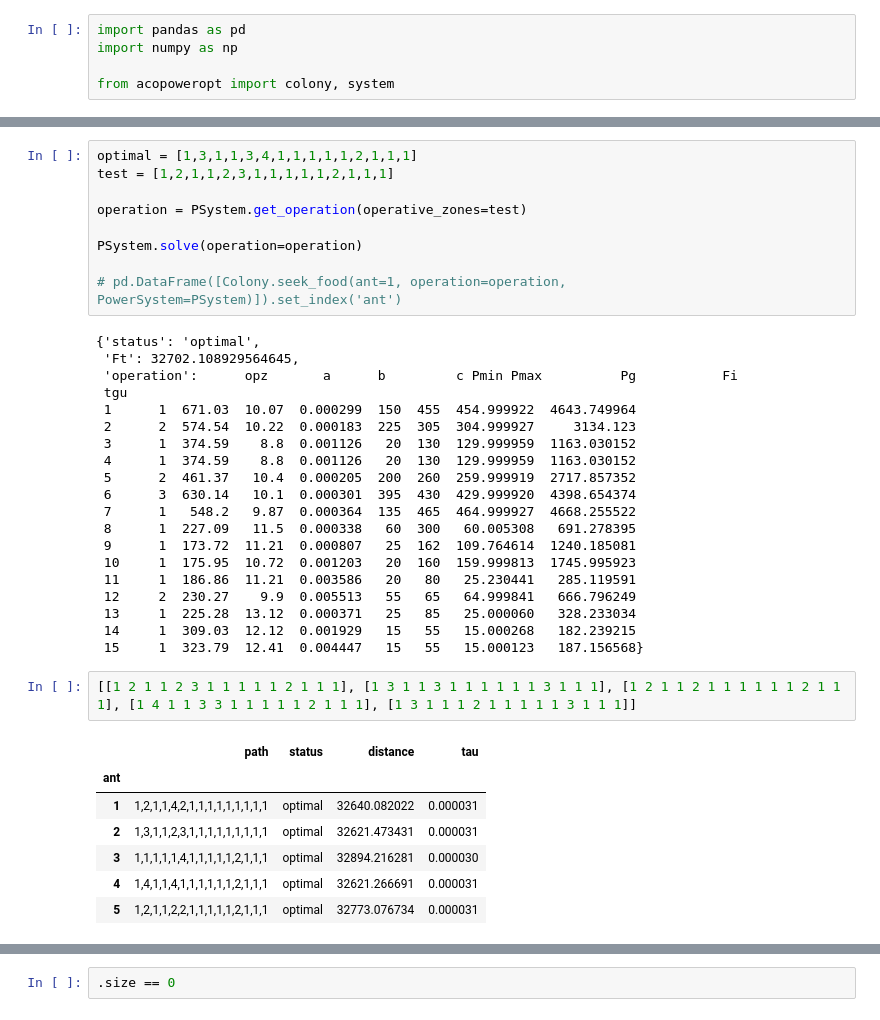
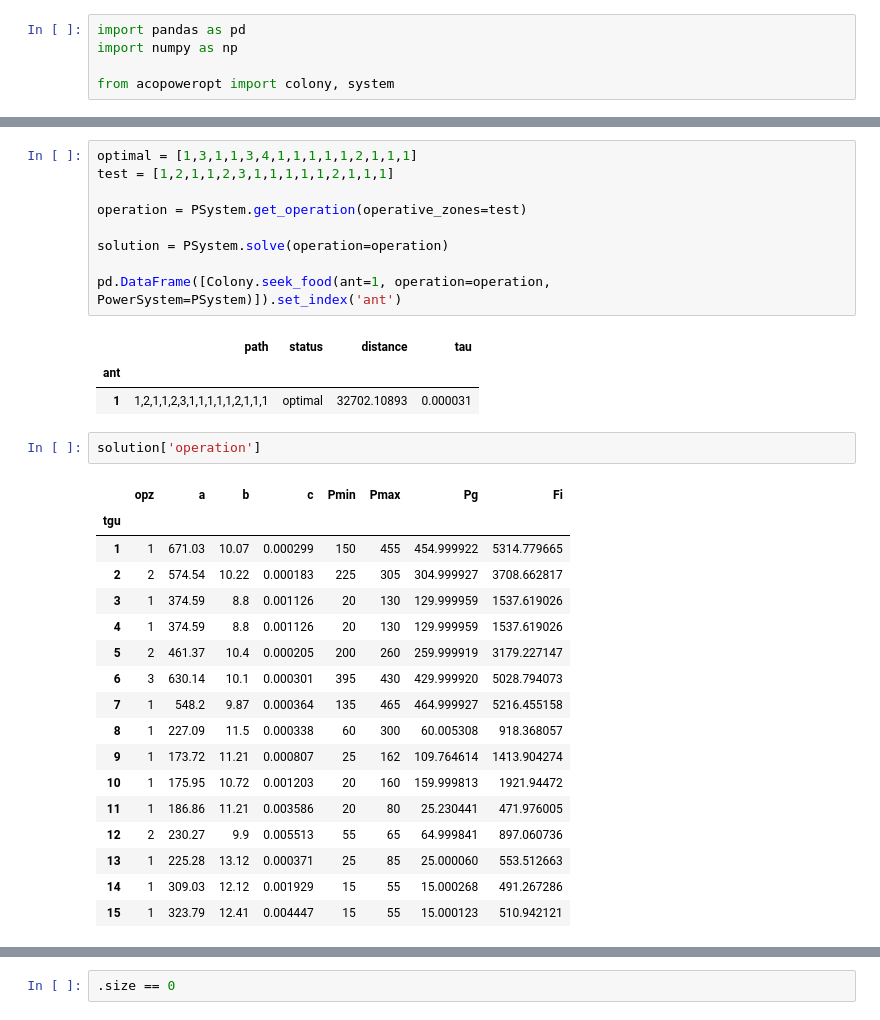
Before and after one commit to ettoreaquino/acopoweropt, a Jupyter notebook: notebooks/Notebook.ipynb, the cells around one changed output, grey strips where cells are left out. Saved outputs shown, nothing was run; the diff lists cells and outputs as text.

```diff
--- a/notebooks/Notebook.ipynb
+++ b/notebooks/Notebook.ipynb
@@ -113,36 +139,30 @@ test = [1,2,1,1,2,3,1,1,1,1,1,2,1,1,1]
 
 operation = PSystem.get_operation(operative_zones=test)
 
-PSystem.solve(operation=operation)
+solution = PSystem.solve(operation=operation)
 
-# pd.DataFrame([Colony.seek_food(ant=1, operation=operation, PowerSystem=PSystem)]).set_index('ant')
+pd.DataFrame([Colony.seek_food(ant=1, operation=operation, PowerSystem=PSystem)]).set_index('ant')
 # %% [output]
-{'status': 'optimal',
- 'Ft': 32702.108929564645,
- 'operation':      opz       a      b         c Pmin Pmax          Pg           Fi
- tgu
- 1      1  671.03  10.07  0.000299  150  455  454.999922  4643.749964
- 2      2  574.54  10.22  0.000183  225  305  304.999927     3134.123
- 3      1  374.59    8.8  0.001126   20  130  129.999959  1163.030152
- 4      1  374.59    8.8  0.001126   20  130  129.999959  1163.030152
- 5      2  461.37   10.4  0.000205  200  260  259.999919  2717.857352
- 6      3  630.14   10.1  0.000301  395  430  429.999920  4398.654374
- 7      1   548.2   9.87  0.000364  135  465  464.999927  4668.255522
- 8      1  227.09   11.5  0.000338   60  300   60.005308   691.278395
- 9      1  173.72  11.21  0.000807   25  162  109.764614  1240.185081
- 10     1  175.95  10.72  0.001203   20  160  159.999813  1745.995923
- 11     1  186.86  11.21  0.003586   20   80   25.230441   285.119591
- 12     2  230.27    9.9  0.005513   55   65   64.999841   666.796249
- 13     1  225.28  13.12  0.000371   25   85   25.000060   328.233034
- 14     1  309.03  12.12  0.001929   15   55   15.000268   182.239215
- 15     1  323.79  12.41  0.004447   15   55   15.000123   187.156568}
+|  | path | status | distance | tau |
+| ant |  |  |  |  |
+| 1 | 1,2,1,1,2,3,1,1,1,1,1,2,1,1,1 | optimal | 32702.10893 | 0.000031 |
-# %%
-[[1 2 1 1 2 3 1 1 1 1 1 2 1 1 1], [1 3 1 1 3 1 1 1 1 1 1 3 1 1 1], [1 2 1 1 2 1 1 1 1 1 1 2 1 1 1], [1 4 1 1 3 3 1 1 1 1 1 2 1 1 1], [1 3 1 1 1 2 1 1 1 1 1 3 1 1 1]]
-# %% [output]
-|  | path | status | distance | tau |
-| ant |  |  |  |  |
-| 1 | 1,2,1,1,4,2,1,1,1,1,1,1,1,1,1 | optimal | 32640.082022 | 0.000031 |
-| 2 | 1,3,1,1,2,3,1,1,1,1,1,1,1,1,1 | optimal | 32621.473431 | 0.000031 |
-| 3 | 1,1,1,1,1,4,1,1,1,1,1,2,1,1,1 | optimal | 32894.216281 | 0.000030 |
-| 4 | 1,4,1,1,4,1,1,1,1,1,1,2,1,1,1 | optimal | 32621.266691 | 0.000031 |
-| 5 | 1,2,1,1,2,2,1,1,1,1,1,2,1,1,1 | optimal | 32773.076734 | 0.000031 |
+# %%
+solution['operation']
+# %% [output]
+|  | opz | a | b | c | Pmin | Pmax | Pg | Fi |
+| tgu |  |  |  |  |  |  |  |  |
+| 1 | 1 | 671.03 | 10.07 | 0.000299 | 150 | 455 | 454.999922 | 5314.779665 |
+| 2 | 2 | 574.54 | 10.22 | 0.000183 | 225 | 305 | 304.999927 | 3708.662817 |
+| 3 | 1 | 374.59 | 8.8 | 0.001126 | 20 | 130 | 129.999959 | 1537.619026 |
+| 4 | 1 | 374.59 | 8.8 | 0.001126 | 20 | 130 | 129.999959 | 1537.619026 |
+| 5 | 2 | 461.37 | 10.4 | 0.000205 | 200 | 260 | 259.999919 | 3179.227147 |
+| 6 | 3 | 630.14 | 10.1 | 0.000301 | 395 | 430 | 429.999920 | 5028.794073 |
+| 7 | 1 | 548.2 | 9.87 | 0.000364 | 135 | 465 | 464.999927 | 5216.455158 |
+| 8 | 1 | 227.09 | 11.5 | 0.000338 | 60 | 300 | 60.005308 | 918.368057 |
+| 9 | 1 | 173.72 | 11.21 | 0.000807 | 25 | 162 | 109.764614 | 1413.904274 |
+| 10 | 1 | 175.95 | 10.72 | 0.001203 | 20 | 160 | 159.999813 | 1921.94472 |
+| 11 | 1 | 186.86 | 11.21 | 0.003586 | 20 | 80 | 25.230441 | 471.976005 |
+| 12 | 2 | 230.27 | 9.9 | 0.005513 | 55 | 65 | 64.999841 | 897.060736 |
+| 13 | 1 | 225.28 | 13.12 | 0.000371 | 25 | 85 | 25.000060 | 553.512663 |
+| 14 | 1 | 309.03 | 12.12 | 0.001929 | 15 | 55 | 15.000268 | 491.267286 |
+| 15 | 1 | 323.79 | 12.41 | 0.004447 | 15 | 55 | 15.000123 | 510.942121 |
```
Also changed, not shown: parts of 6 cells of this notebook, 2 other files.
